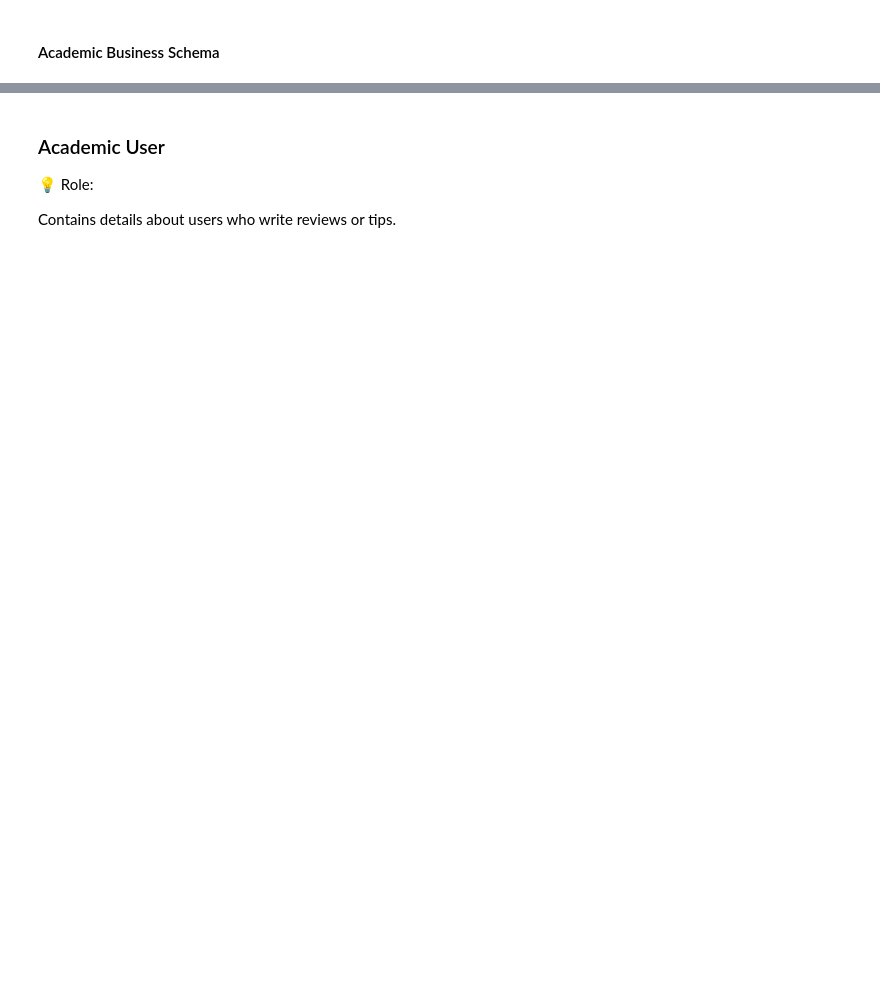
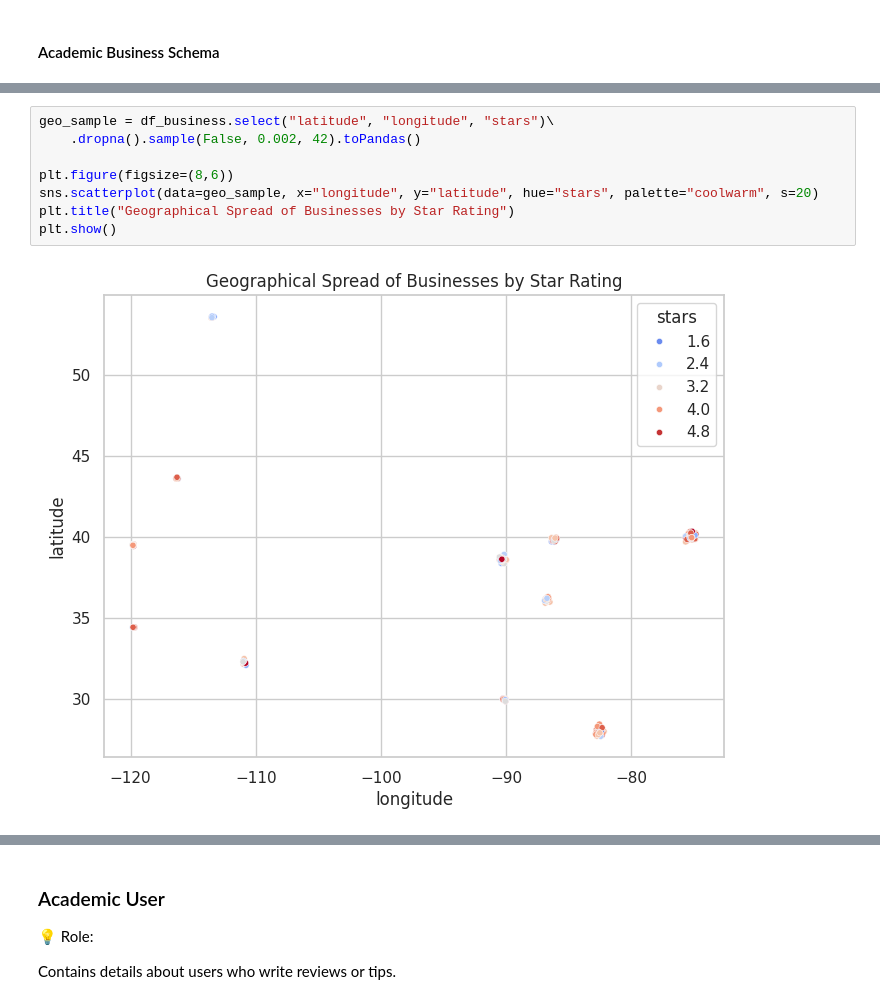
Before and after one commit to lovecrushfamily/Yelp_Reviews_Analysis, a Jupyter notebook: Untitled.ipynb, the cells around one changed output, grey strips where cells are left out. Drawn from its saved outputs; the diff is of its cells as text; blank space fills up the shorter version.

```diff
--- a/Untitled.ipynb
+++ b/Untitled.ipynb
@@ -197,0 +477,10 @@ df_business.select(F.explode(F.col("categories_array")).alias("category")) \
+# %%
+geo_sample = df_business.select("latitude", "longitude", "stars")\
+    .dropna().sample(False, 0.002, 42).toPandas()
+
+plt.figure(figsize=(8,6))
+sns.scatterplot(data=geo_sample, x="longitude", y="latitude", hue="stars", palette="coolwarm", s=20)
+plt.title("Geographical Spread of Businesses by Star Rating")
+plt.show()
+# %% [output]
+[figure, added]
```
Also changed, not shown: parts of 46 cells of this notebook.
